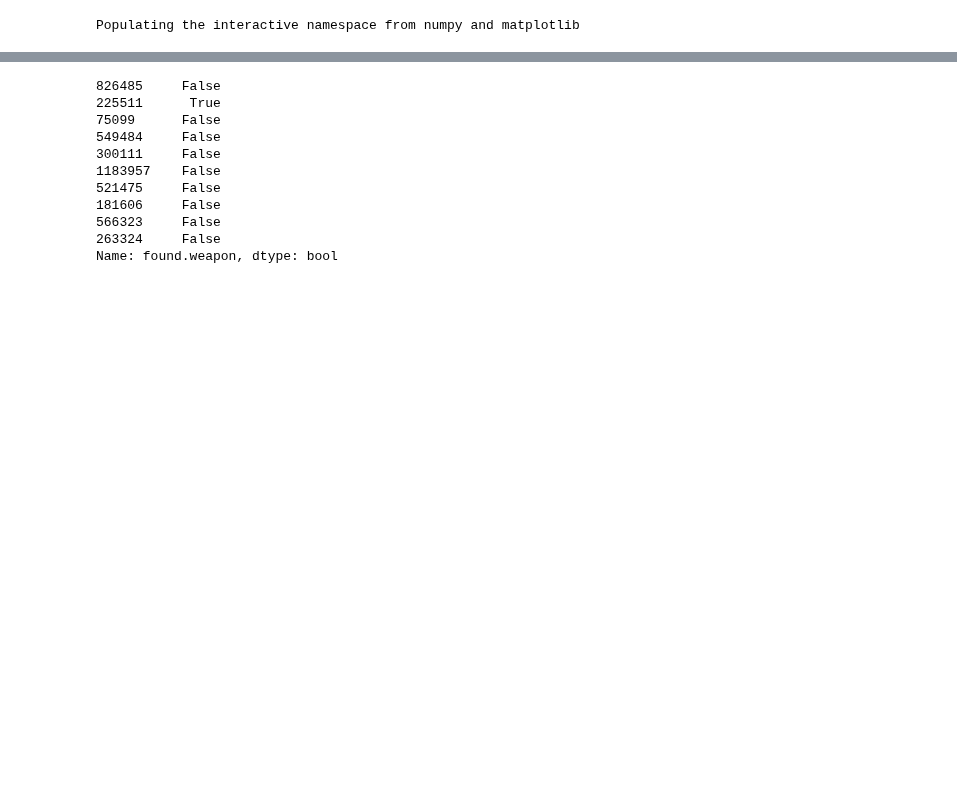
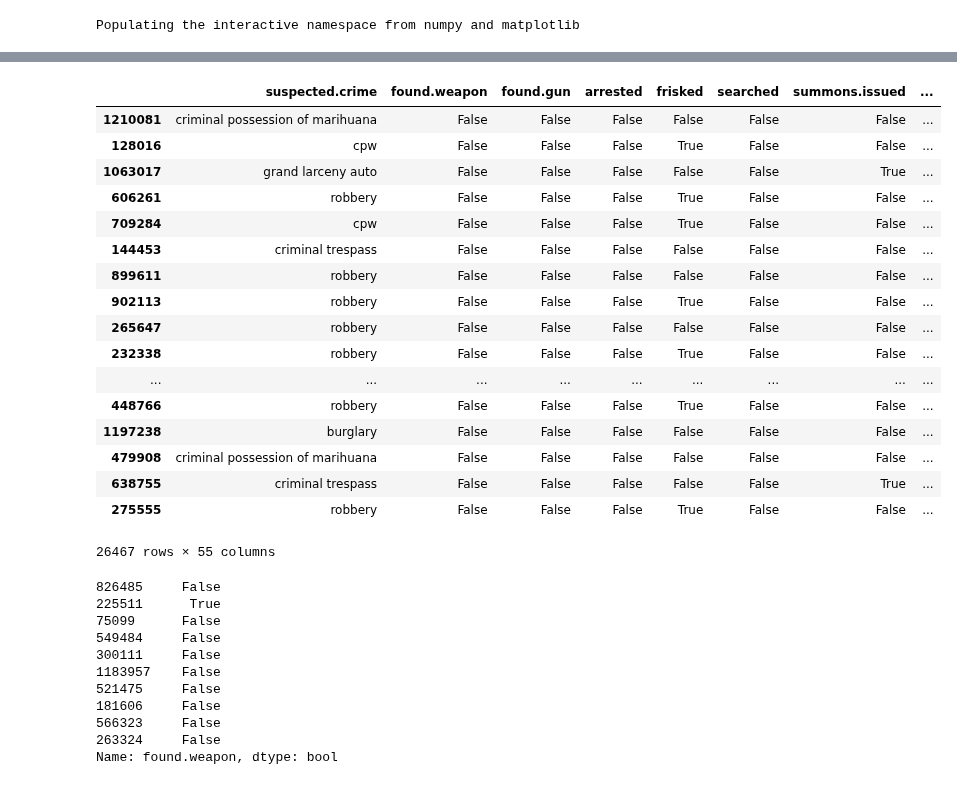
Before and after one commit to afcarl/machine_learning, a Jupyter notebook: homework8/Homework 8.ipynb, the cells around one changed output, grey strips where cells are left out. Cells and saved outputs as stored; diff of their text form; code cells hidden in the pictures; blank space fills up the shorter version.

```diff
--- a/homework8/Homework 8.ipynb
+++ b/homework8/Homework 8.ipynb
@@ -40,0 +42,3 @@ target = data['found.weapon']
+# %%
+subset = data.sample(50000)
+print(subset.shape)
@@ -168,3 +133,24 @@ X_test[X_test[cols[1]] == 1].head(10)
+# %%
+subset[subset['suspect.race'] == 'black']
+# %% [output]
+|  | suspected.crime | found.weapon | found.gun | arrested | frisked | searched | summons.issued | ... |
+| 1210081 | criminal possession of marihuana | False | False | False | False | False | False | ... |
+| 128016 | cpw | False | False | False | True | False | False | ... |
+| 1063017 | grand larceny auto | False | False | False | False | False | True | ... |
+| 606261 | robbery | False | False | False | True | False | False | ... |
+| 709284 | cpw | False | False | False | True | False | False | ... |
+| 144453 | criminal trespass | False | False | False | False | False | False | ... |
+| 899611 | robbery | False | False | False | False | False | False | ... |
+| 902113 | robbery | False | False | False | True | False | False | ... |
+| 265647 | robbery | False | False | False | False | False | False | ... |
+| 232338 | robbery | False | False | False | True | False | False | ... |
+| ... | ... | ... | ... | ... | ... | ... | ... | ... |
+| 448766 | robbery | False | False | False | True | False | False | ... |
+| 1197238 | burglary | False | False | False | False | False | False | ... |
+| 479908 | criminal possession of marihuana | False | False | False | False | False | False | ... |
+| 638755 | criminal trespass | False | False | False | False | False | True | ... |
+| 275555 | robbery | False | False | False | True | False | False | ... |
+26467 rows × 55 columns
 # %%
 target_test[X_test[cols[1]] == 1].head(10)
 # %% [output]
```
Also changed, not shown: parts of 22 cells of this notebook.
